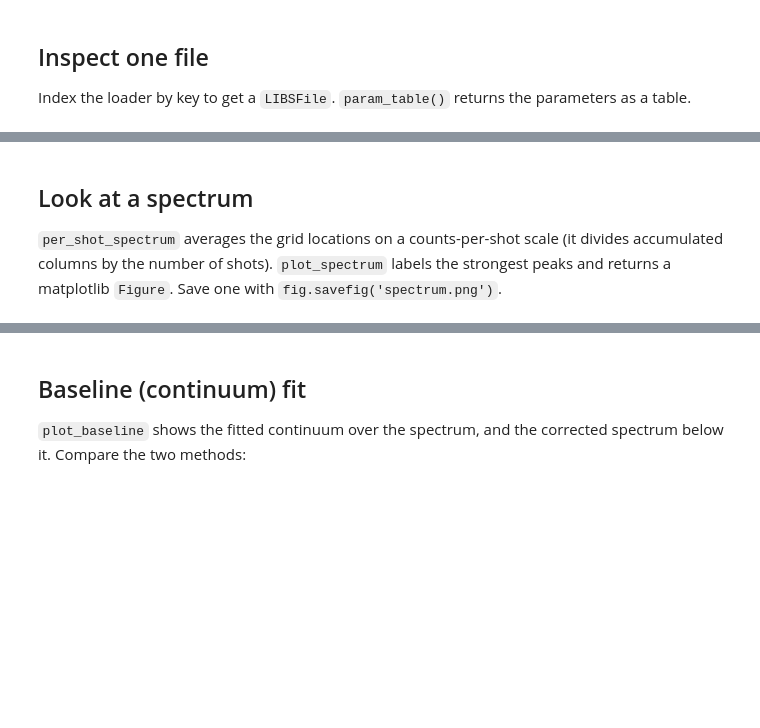
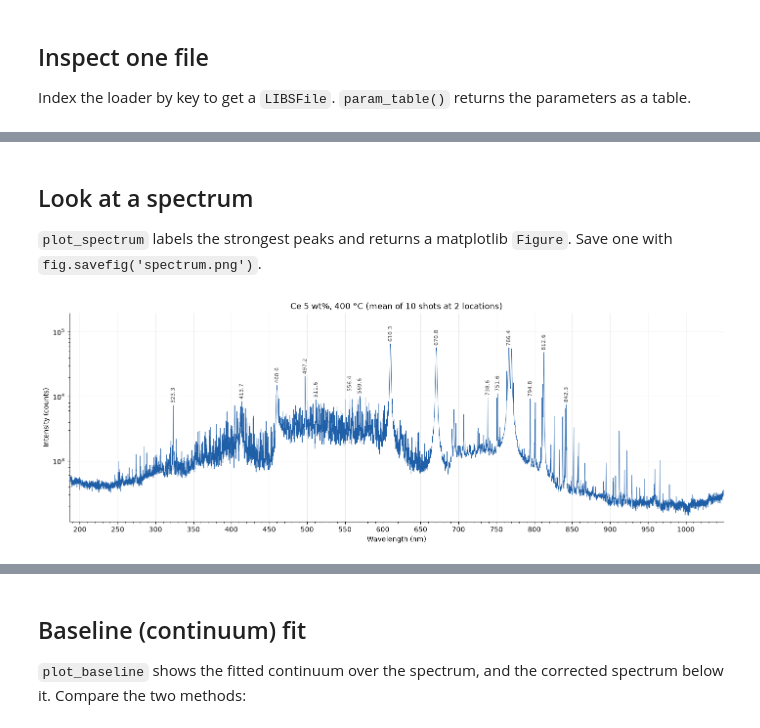
Before and after one commit to smithjt6/LIBS_Viewer, a Jupyter notebook: examples/loading_data.ipynb, the cells around one changed output, grey strips where cells are left out. Saved outputs shown, nothing was run; the diff lists cells and outputs as text; code cells hidden in the pictures; blank space fills up the shorter version.

```diff
--- a/examples/loading_data.ipynb
+++ b/examples/loading_data.ipynb
@@ -62,0 +162,8 @@ libs['Gd/5_wt%/Gd_Sample5_300_3.5delay.tdms'].varying_params()
+# %%
+shots = LV.per_shot_columns(f)        # 10 single shots
+locs = LV.location_spectra(f)         # 2 locations
+acc = f.accumulate()                  # LIBSFile: 2 summed spectra, 5 shots each
+mean = LV.per_shot_spectrum(f)
+
+print(shots.shape, locs.shape, '|', acc.describe())
+np.allclose(LV.per_shot_spectrum(acc), mean), np.allclose(LV.per_shot_columns(acc), locs)
@@ -63,9 +238,10 @@ libs['Gd/5_wt%/Gd_Sample5_300_3.5delay.tdms'].varying_params()
 # %% [markdown]
 ## Look at a spectrum
 
-`per_shot_spectrum` averages the grid locations on a counts-per-shot scale (it divides accumulated columns by the number of shots). `plot_spectrum` labels the strongest peaks and returns a matplotlib `Figure`. Save one with `fig.savefig('spectrum.png')`.
+`plot_spectrum` labels the strongest peaks and returns a matplotlib `Figure`. Save one with `fig.savefig('spectrum.png')`.
 # %%
-y = LV.per_shot_spectrum(f)
-plot_spectrum(f.wavelengths, y, title='Ce 5 wt%, 400 °C (mean of 10 locations)')
+plot_spectrum(f.wavelengths, mean, title='Ce 5 wt%, 400 °C (mean of 10 shots at 2 locations)')
+# %% [output]
+[figure, added]
 # %%
 # zoom, with reference lines marked
```
Also changed, not shown: parts of 29 cells of this notebook, 18 other files.
